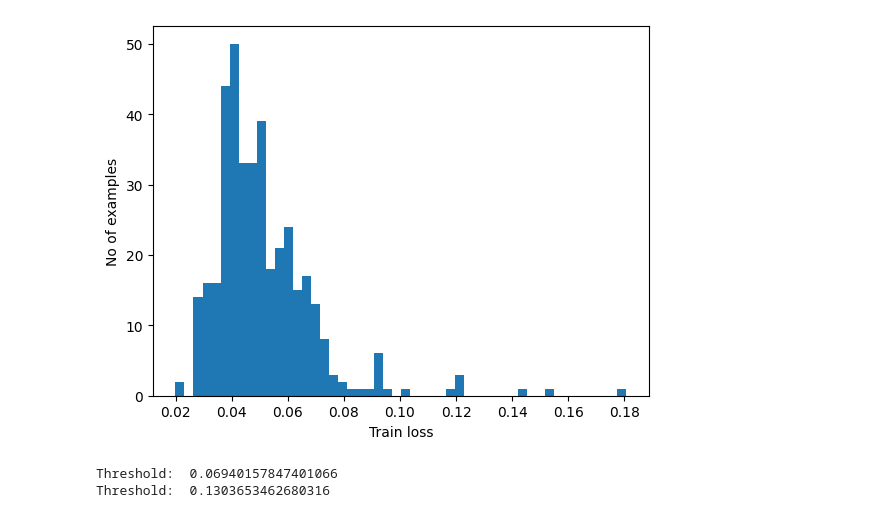
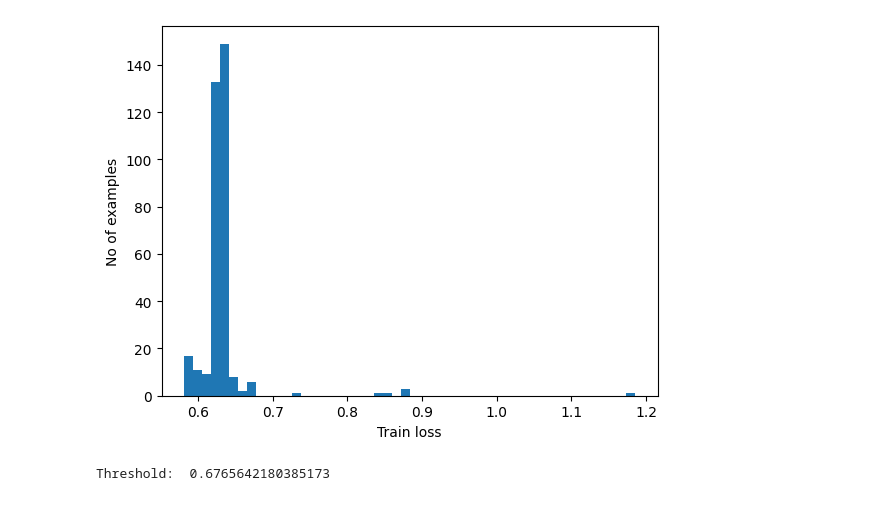
Before and after one commit to powerlock/CreditFraudDetection, a Jupyter notebook: nb/Auto-encoder.ipynb, the cells around one changed output. Saved outputs shown, nothing was run; the diff lists cells and outputs as text; code cells hidden in the pictures.

Commit message:
finish autoencoder

```diff
--- a/nb/Auto-encoder.ipynb
+++ b/nb/Auto-encoder.ipynb
@@ -19,6 +19,6 @@ df = pd.read_csv(filepath)
 # %%
 # identify X features, and y class
 # Those data have been used froom creditCard notbook, EDA
-X = df.drop(['Class'], axis=1)
+X = df.drop(['Class','Time','Amount'], axis=1)
 y = df['Class']
-X_train, X_test, y_train, y_test = train_test_split(X,y, test_size=0.15, random_state = 42)
+X_train, X_test, y_train, y_test = train_test_split(X,y, test_size=0.3, random_state = 43)
@@ -45,16 +81,18 @@ class AnomalyDetector(Model):
   def __init__(self):
     super(AnomalyDetector, self).__init__()
     self.encoder = tf.keras.Sequential([
-      layers.Dense(32, activation="tanh"),
-      layers.Dropout(0.35),
-      layers.Dense(16, activation="tanh"),
-      layers.Dense(8, activation="tanh")])
+      layers.Dense(64, activation="relu"),
+
+      layers.Dropout(0.2),
+      layers.Dense(16, activation="relu"),
+      layers.Dense(8, activation="relu")])
 
     self.decoder = tf.keras.Sequential([
-      layers.Dense(16, activation="tanh"),
-      layers.Dropout(0.35),
-      layers.Dense(32, activation="tanh"),
-      layers.Dense(30, activation="sigmoid")])
+      layers.Dense(16, activation="relu"),
+
+      layers.Dropout(0.2),
+      layers.Dense(64, activation="relu"),
+      layers.Dense(28, activation="sigmoid")])
 
   def call(self, x):
     encoded = self.encoder(x)
@@ -84,7 +124,7 @@ decoder = tf.keras.models.Sequential([
 
 autoencoder2 = tf.keras.models.Sequential([encoder,decoder])
 # %%
-opt = tf.keras.optimizers.Adam(learning_rate=0.001)
+opt = tf.keras.optimizers.Adam(learning_rate=0.005)
 autoencoder.compile(loss='binary_crossentropy', optimizer=opt)
 autoencoder2.compile(loss='binary_crossentropy', optimizer=opt)
 # %%
@@ -97,7 +137,7 @@ tensorboard_callback = tf.keras.callbacks.TensorBoard(log_dir=log_dir, histogram
 history = autoencoder.fit(normal_train_data, normal_train_data,
           epochs=30,
           batch_size=52,
-          validation_data=(test_data, test_data),
+          validation_data=(normal_test_data, normal_test_data),
           shuffle=True, callbacks=[tensorboard_callback])
 # %% [output]
 Epoch 1/30
@@ -165,10 +206,9 @@ Conv2D layer training result
 # %%
 # plot the reconstuct error vs normal
 reconstructions = autoencoder.predict(normal_train_data)
-train_loss = tf.keras.losses.mae(reconstructions, normal_train_data)
+train_loss = tf.keras.losses.binary_crossentropy(reconstructions, normal_train_data)
 
-reconstructions2 = autoencoder2.predict(normal_train_data)
-train_loss2 = tf.keras.losses.mae(reconstructions2, normal_train_data)
+
 plt.hist(train_loss[None,:], bins=50)
 plt.xlabel("Train loss")
 plt.ylabel("No of examples")
@@ -179,10 +218,6 @@ plt.show()
-[figure, old version]
+[figure, new version]
 # %%
 threshold = np.mean(train_loss) + np.std(train_loss)
 print("Threshold: ", threshold)
-
-threshold2 = np.mean(train_loss2) + np.std(train_loss2)
-print("Threshold: ", threshold2)
 # %% [output]
-Threshold:  0.06940157847401066
-Threshold:  0.1303653462680316
+Threshold:  0.6765642180385173
```
Also changed, not shown: parts of 18 cells of this notebook, 1 other file.
